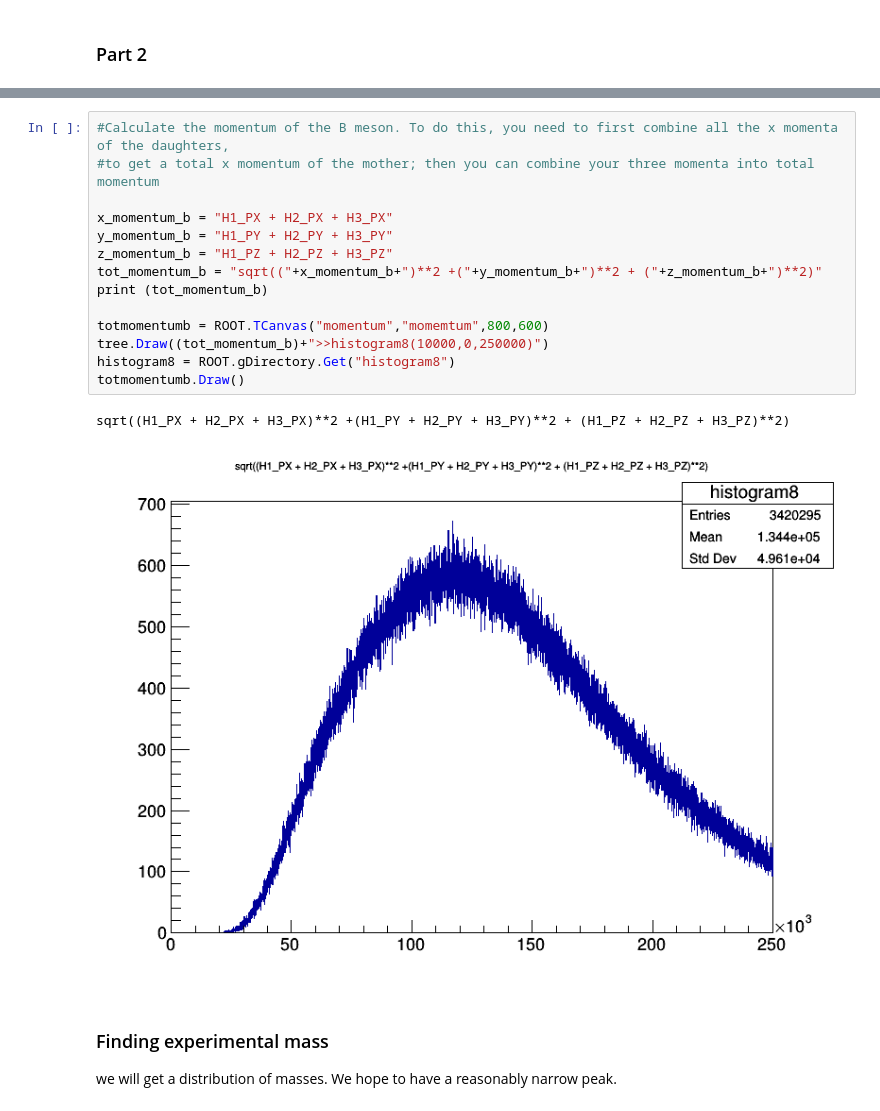
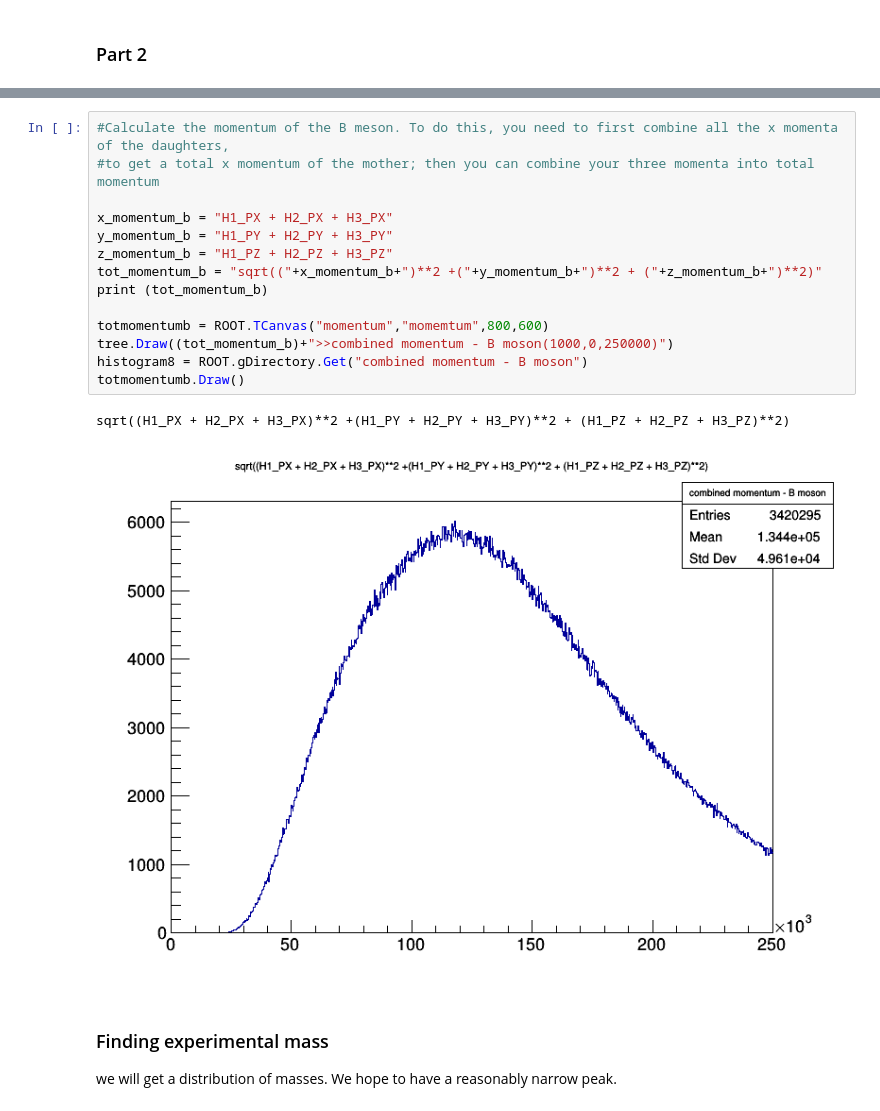
Before and after one commit to marijnwolf/marijnwolf, a Jupyter notebook: week_4_exercise_Marijn_Wolf.ipynb, the cells around one changed output, grey strips where cells are left out. Saved outputs shown, nothing was run; the diff lists cells and outputs as text.

```diff
--- a/week_4_exercise_Marijn_Wolf.ipynb
+++ b/week_4_exercise_Marijn_Wolf.ipynb
@@ -242,20 +242,20 @@ Warning in <TCanvas::Constructor>: Deleting canvas with same name: Energy
 # %%
 #Calculate the momentum of the B meson. To do this, you need to first combine all the x momenta of the daughters,
 #to get a total x momentum of the mother; then you can combine your three momenta into total momentum
 
 x_momentum_b = "H1_PX + H2_PX + H3_PX"
 y_momentum_b = "H1_PY + H2_PY + H3_PY"
 z_momentum_b = "H1_PZ + H2_PZ + H3_PZ"
 tot_momentum_b = "sqrt(("+x_momentum_b+")**2 +("+y_momentum_b+")**2 + ("+z_momentum_b+")**2)"
 print (tot_momentum_b)
 
 totmomentumb = ROOT.TCanvas("momentum","momemtum",800,600)
-tree.Draw((tot_momentum_b)+">>histogram8(10000,0,250000)")
-histogram8 = ROOT.gDirectory.Get("histogram8")
+tree.Draw((tot_momentum_b)+">>combined momentum - B moson(1000,0,250000)")
+histogram8 = ROOT.gDirectory.Get("combined momentum - B moson")
 totmomentumb.Draw()
 # %% [output]
 sqrt((H1_PX + H2_PX + H3_PX)**2 +(H1_PY + H2_PY + H3_PY)**2 + (H1_PZ + H2_PZ + H3_PZ)**2)
-[figure, old version]
+[figure, new version]
 # %% [markdown]
 ### Finding experimental mass
 we will get a distribution of masses.
```
Also changed, not shown: parts of 17 cells of this notebook.
